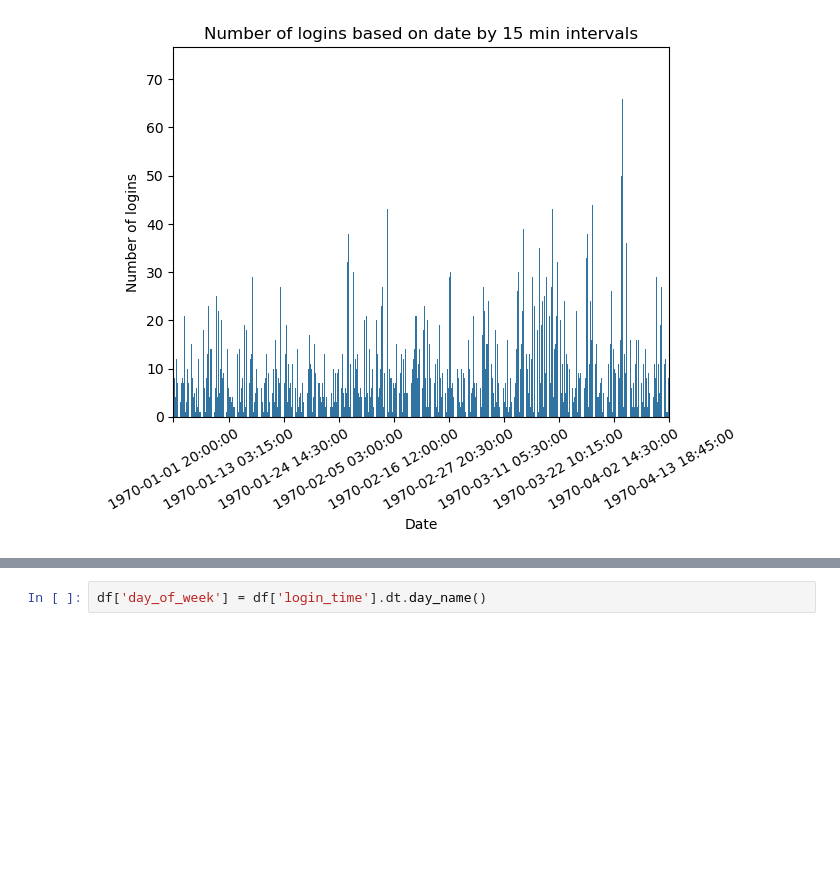
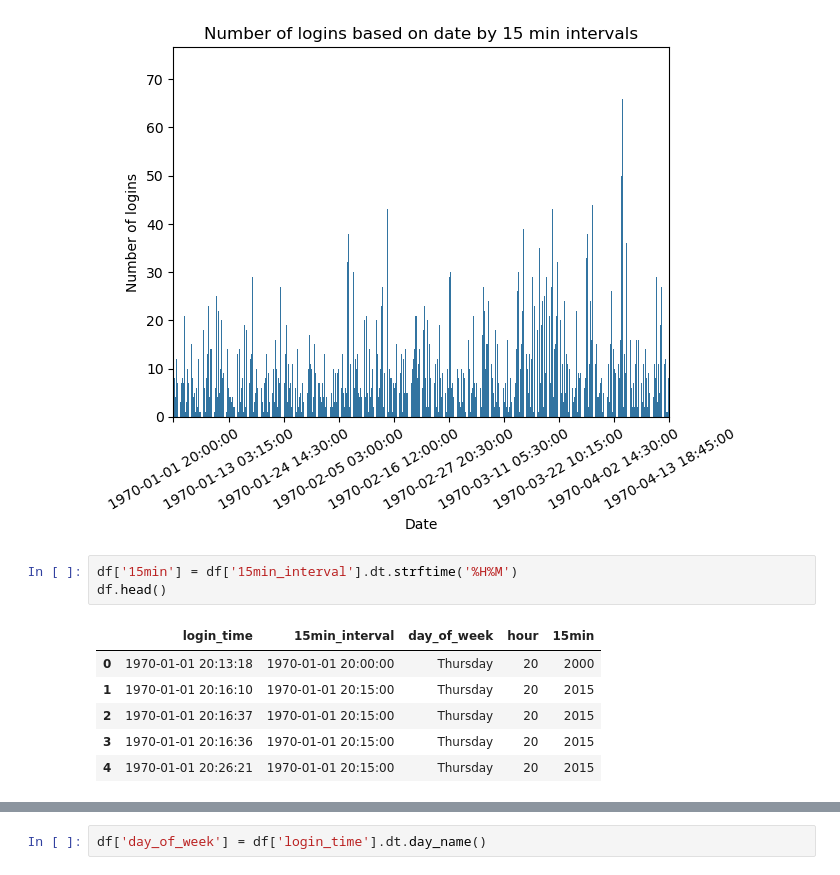
Before and after one commit to coldzonemt/ultimate_challenge, a Jupyter notebook: Ultimate Part 1.ipynb, the cells around one changed output, grey strips where cells are left out. Drawn from its saved outputs; the diff is of its cells as text; blank space fills up the shorter version.

```diff
--- a/Ultimate Part 1.ipynb
+++ b/Ultimate Part 1.ipynb
@@ -59,3 +59,13 @@ _plot.set_ylabel('Number of logins');
 plt.xticks(rotation=30);
 # %% [output]
 [figure]
+# %%
+df['15min'] = df['15min_interval'].dt.strftime('%H%M')
+df.head()
+# %% [output]
+|  | login_time | 15min_interval | day_of_week | hour | 15min |
+| 0 | 1970-01-01 20:13:18 | 1970-01-01 20:00:00 | Thursday | 20 | 2000 |
+| 1 | 1970-01-01 20:16:10 | 1970-01-01 20:15:00 | Thursday | 20 | 2015 |
+| 2 | 1970-01-01 20:16:37 | 1970-01-01 20:15:00 | Thursday | 20 | 2015 |
+| 3 | 1970-01-01 20:16:36 | 1970-01-01 20:15:00 | Thursday | 20 | 2015 |
+| 4 | 1970-01-01 20:26:21 | 1970-01-01 20:15:00 | Thursday | 20 | 2015 |
```
Also changed, not shown: parts of 2 cells of this notebook, 1 other file.
